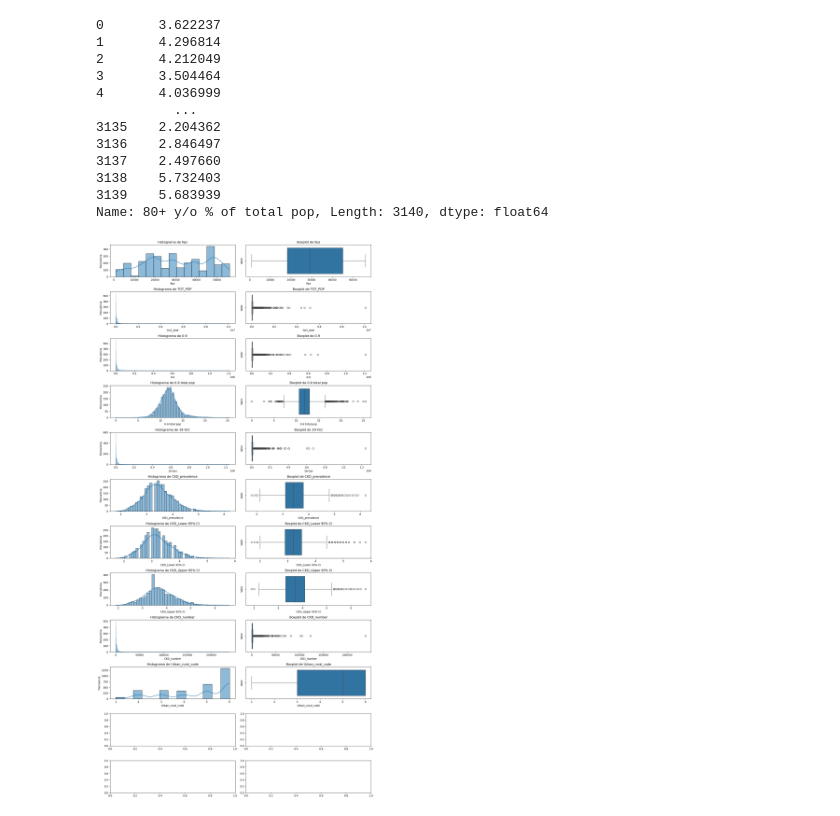
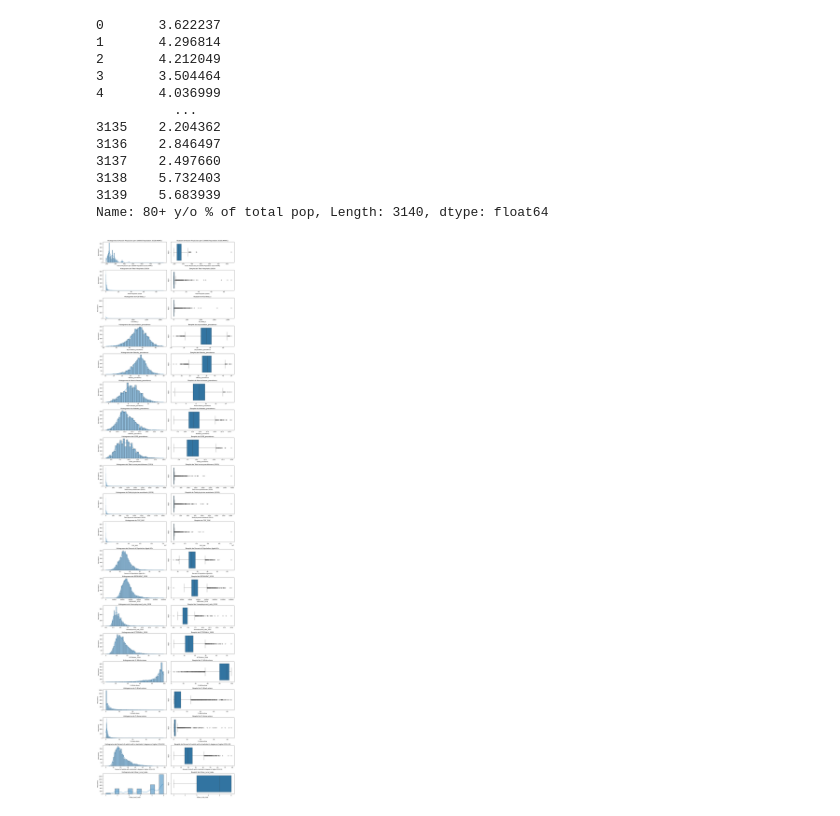
Before and after one commit to Valenfrc/modelos_lineales_regularizados-main, a Jupyter notebook: src/explore.ipynb, the cells around one changed output. Drawn from its saved outputs; the diff is of its cells as text; code cells hidden in the pictures.

```diff
--- a/src/explore.ipynb
+++ b/src/explore.ipynb
@@ -171,29 +171,52 @@ Name: 80+ y/o % of total pop, Length: 3140, dtype: float64
 
 df=df.rename(columns={'0-9 y/o % of total pop': '0-9 total pop'})
 # %%
-#Ahora analizaremos las variables numericas
+#analisis numerico
+
 import seaborn as sns
-fig, axes = plt.subplots(12, 2, figsize=(15, 30))
+import matplotlib.pyplot as plt
 
-variables_numericas = ['fips','TOT_POP','0-9','0-9 total pop','19-Oct','CKD_prevalence','CKD_Lower 95% CI','CKD_Upper 95% CI','CKD_number','Urban_rural_code']
+
+variables_numericas = [
+    'Active Physicians per 100000 Population 2018 (AAMC)',
+    'Total Hospitals (2019)',
+    'ICU Beds_x',
+    'anycondition_prevalence',
+    'Obesity_prevalence',
+    'Heart disease_prevalence',
+    'diabetes_prevalence',
+    'COPD_prevalence',
+    'Total nurse practitioners (2019)',
+    'Total physician assistants (2019)',
+    'TOT_POP',
+    'Percent of Population Aged 60+',
+    'MEDHHINC_2018',
+    'Unemployment_rate_2018',
+    'PCTPOVALL_2018',
+    '% White-alone',
+    '% Black-alone',
+    '% Asian-alone',
+    "Percent of adults with a bachelor's degree or higher 2014-18",
+    'Urban_rural_code'
+]
+fig, axes = plt.subplots(20, 2, figsize=(15, 60))
 
 for i, variable in enumerate(variables_numericas):
     # Histograma
-    sns.histplot(ax=axes[i, 0], data=df, x=variable, kde=True)  # kde para suavizar la curva
+    sns.histplot(ax=axes[i, 0], data=df, x=variable, kde=True)
     axes[i, 0].set_title(f"Histograma de {variable}")
     axes[i, 0].set_xlabel(variable)
     axes[i, 0].set_ylabel("Frecuencia")
 
     # Boxplot
     sns.boxplot(ax=axes[i, 1], data=df, x=variable)
     axes[i, 1].set_title(f"Boxplot de {variable}")
     axes[i, 1].set_xlabel(variable)
-    axes[i, 1].set_ylabel("Valor")  # Ajusta la etiqueta del eje y
+    axes[i, 1].set_ylabel("Valor")
 
 plt.tight_layout()
 plt.show()
 
-#el histplot lo estoy usando para enterarme de los datos recurrentes
-#el boxplot lo estoy utilizando para los valores atipicos
+#Los recursos sanitarios seleccionados ofrecen una visión completa de la disponibilidad y el estado de los servicios médicos, así como de la prevalencia de enfermedades clave
 # %% [output]
-[figure, old version]
+[figure, new version]
```
Also changed, not shown: parts of 1 cell of this notebook.
